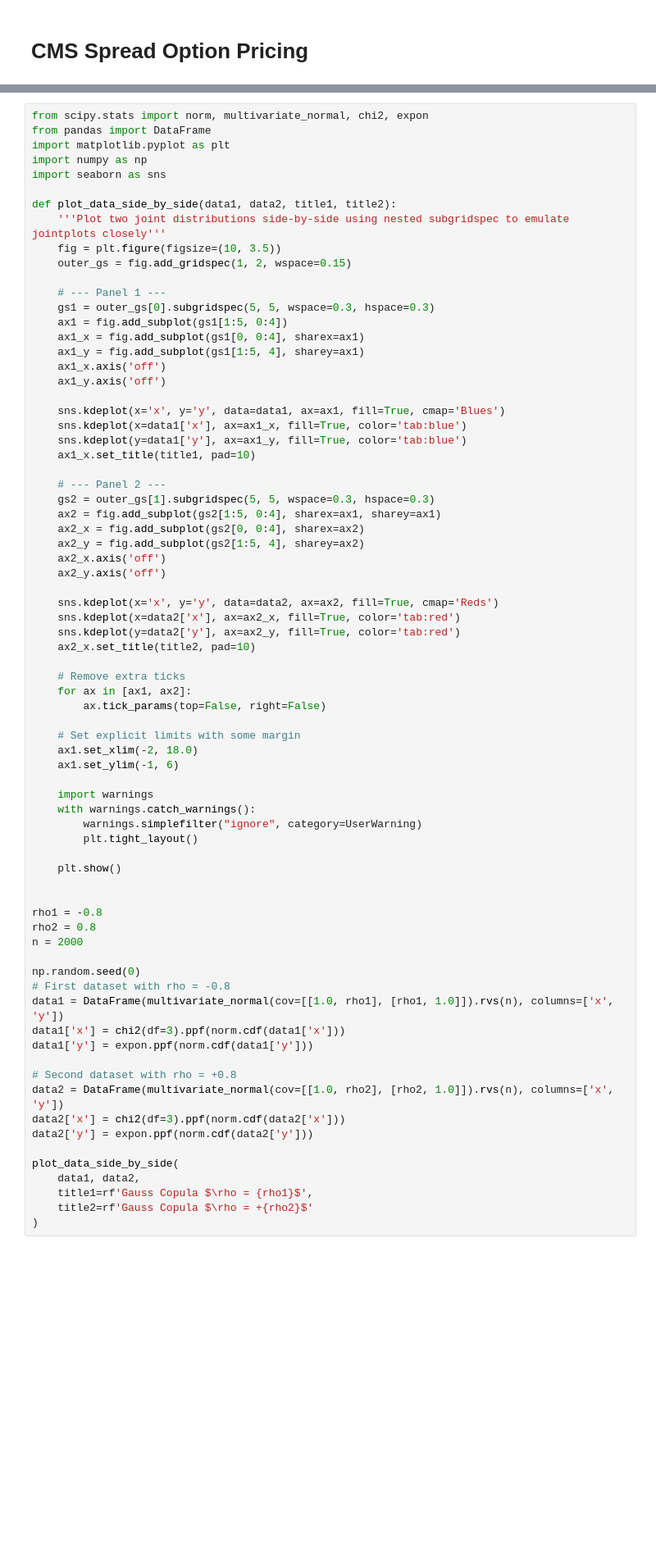
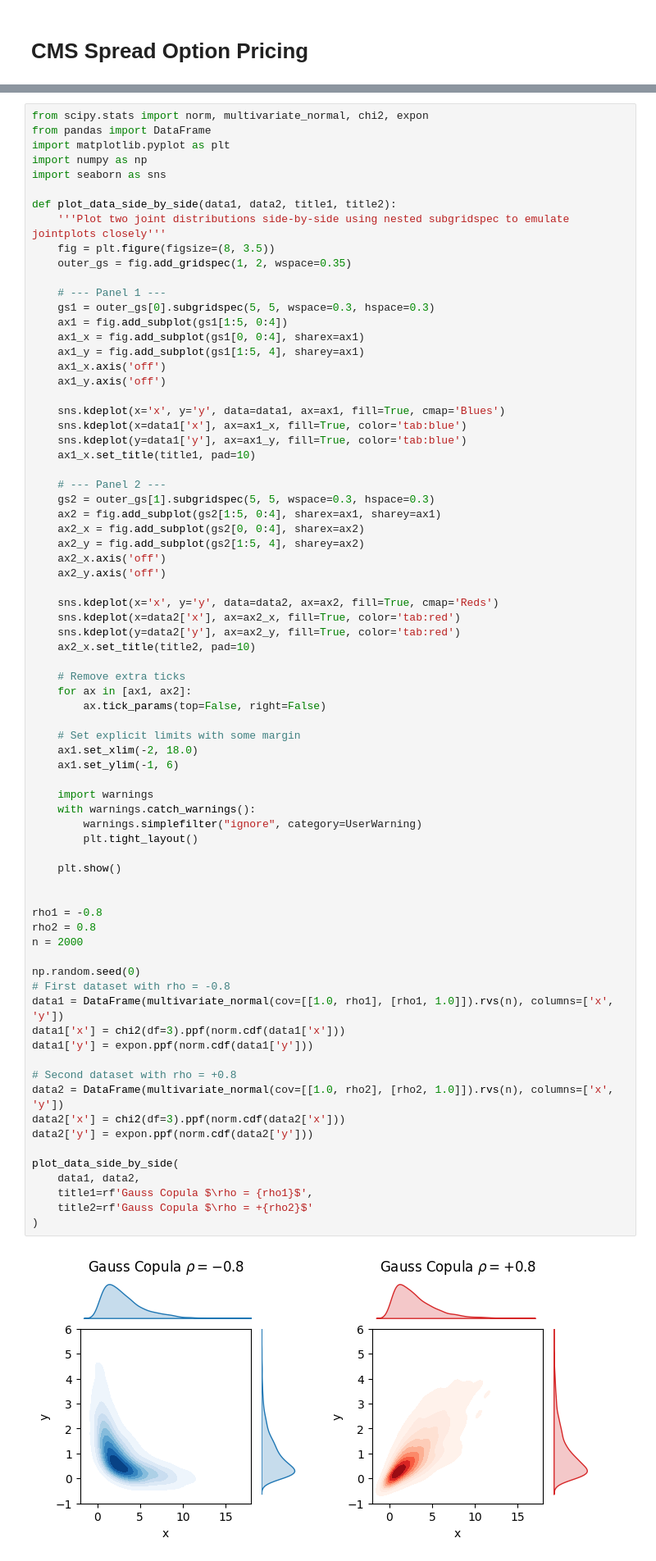
Before and after one commit to beginnerSC/slides, a Jupyter notebook: docs/rates.ipynb, the cells around one changed output, grey strips where cells are left out. Shown at 82% size. Drawn from its saved outputs; the diff is of its cells as text; blank space fills up the shorter version.

```diff
--- a/docs/rates.ipynb
+++ b/docs/rates.ipynb
@@ -678,8 +681,8 @@ import seaborn as sns
 
 def plot_data_side_by_side(data1, data2, title1, title2):
     '''Plot two joint distributions side-by-side using nested subgridspec to emulate jointplots closely'''
-    fig = plt.figure(figsize=(10, 3.5))
-    outer_gs = fig.add_gridspec(1, 2, wspace=0.15)
+    fig = plt.figure(figsize=(8, 3.5))
+    outer_gs = fig.add_gridspec(1, 2, wspace=0.35)
 
     # --- Panel 1 ---
     gs1 = outer_gs[0].subgridspec(5, 5, wspace=0.3, hspace=0.3)
@@ -716,33 +719,35 @@ def plot_data_side_by_side(data1, data2, title1, title2):
     ax1.set_ylim(-1, 6)
 
     import warnings
     with warnings.catch_warnings():
         warnings.simplefilter("ignore", category=UserWarning)
         plt.tight_layout()
 
     plt.show()
 
 
 rho1 = -0.8
 rho2 = 0.8
 n = 2000
 
 np.random.seed(0)
 # First dataset with rho = -0.8
 data1 = DataFrame(multivariate_normal(cov=[[1.0, rho1], [rho1, 1.0]]).rvs(n), columns=['x', 'y'])
 data1['x'] = chi2(df=3).ppf(norm.cdf(data1['x']))
 data1['y'] = expon.ppf(norm.cdf(data1['y']))
 
 # Second dataset with rho = +0.8
 data2 = DataFrame(multivariate_normal(cov=[[1.0, rho2], [rho2, 1.0]]).rvs(n), columns=['x', 'y'])
 data2['x'] = chi2(df=3).ppf(norm.cdf(data2['x']))
 data2['y'] = expon.ppf(norm.cdf(data2['y']))
 
 plot_data_side_by_side(
     data1, data2,
     title1=rf'Gauss Copula $\rho = {rho1}$',
     title2=rf'Gauss Copula $\rho = +{rho2}$'
 )
+# %% [output]
+[figure, added]
 # %% [markdown]
 # Gauss Copula
 
```
Also changed, not shown: parts of 3 cells of this notebook.
